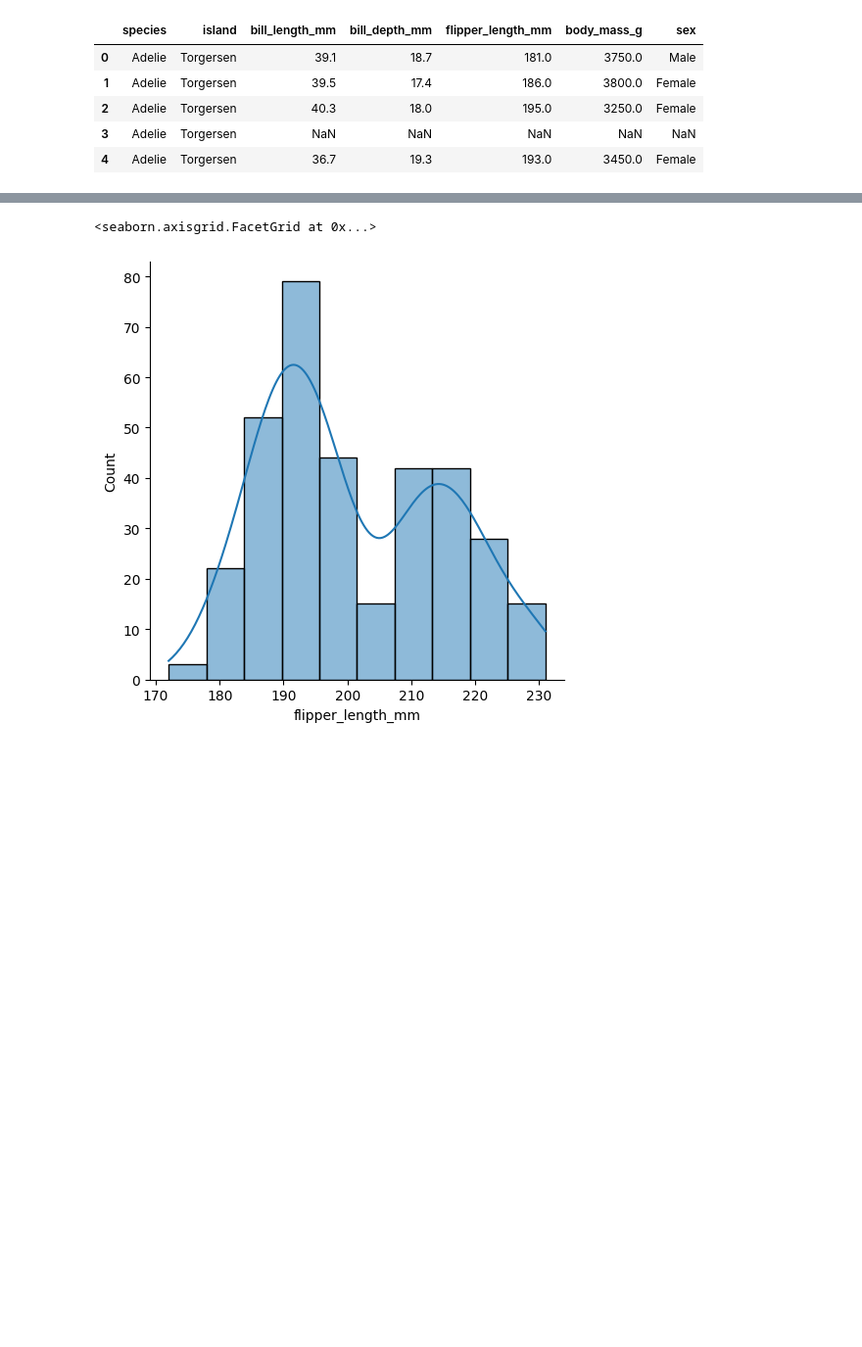
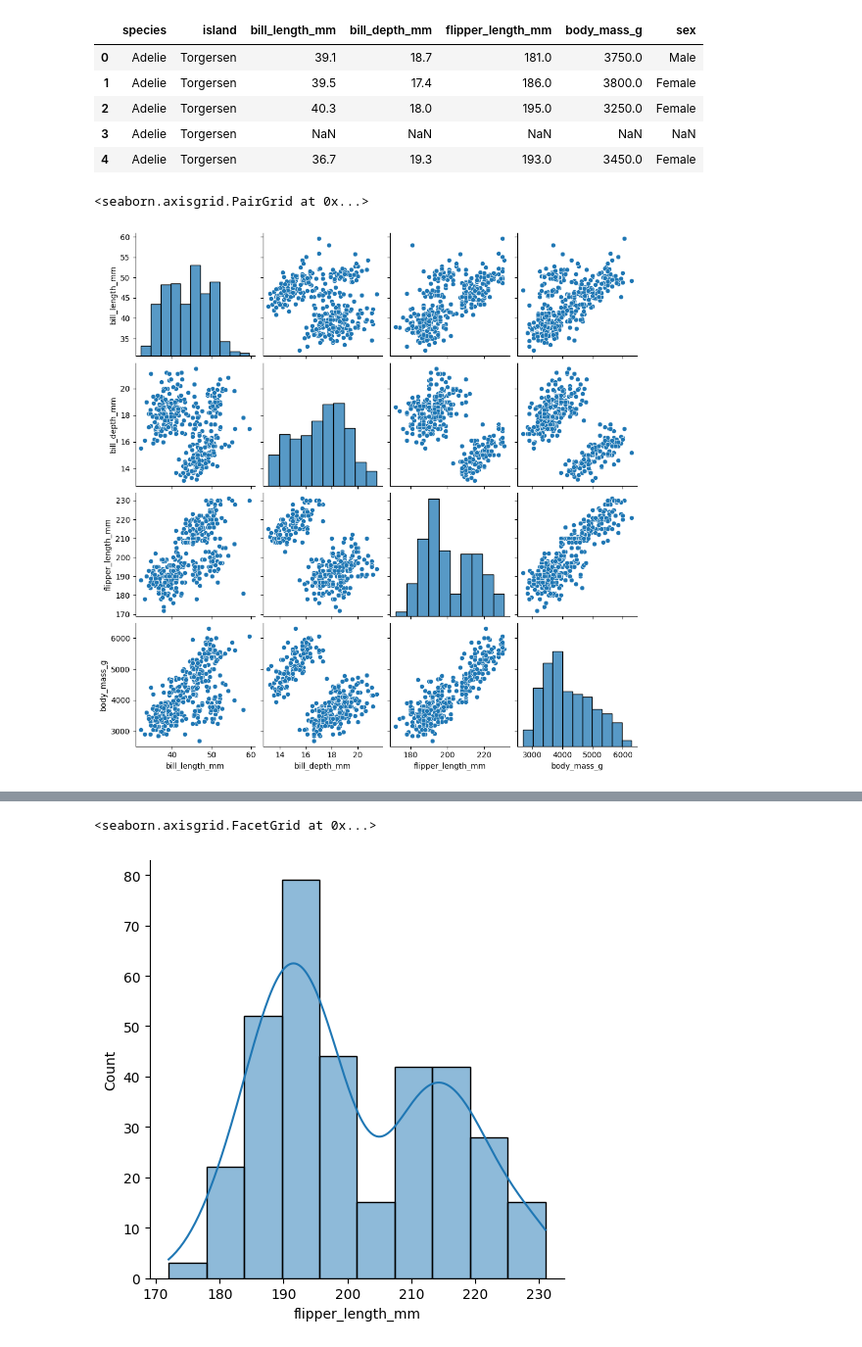
Before and after one commit to BrotherNgo07/cs4372, a Jupyter notebook: Python_Language.ipynb, the cells around one changed output, grey strips where cells are left out. Shown at 98% size. Cells and saved outputs as stored; diff of their text form; code cells hidden in the pictures; blank space fills up the shorter version.

```diff
--- a/Python_Language.ipynb
+++ b/Python_Language.ipynb
@@ -1025,3 +1025,8 @@ penguins.head()
 | 2 | Adelie | Torgersen | 40.3 | 18.0 | 195.0 | 3250.0 | Female |
 | 3 | Adelie | Torgersen | NaN | NaN | NaN | NaN | NaN |
 | 4 | Adelie | Torgersen | 36.7 | 19.3 | 193.0 | 3450.0 | Female |
+# %%
+sns.pairplot(data=penguins)
+# %% [output]
+<seaborn.axisgrid.PairGrid at 0x...>
+[figure, added]
```
Also changed, not shown: parts of 8 cells of this notebook.
